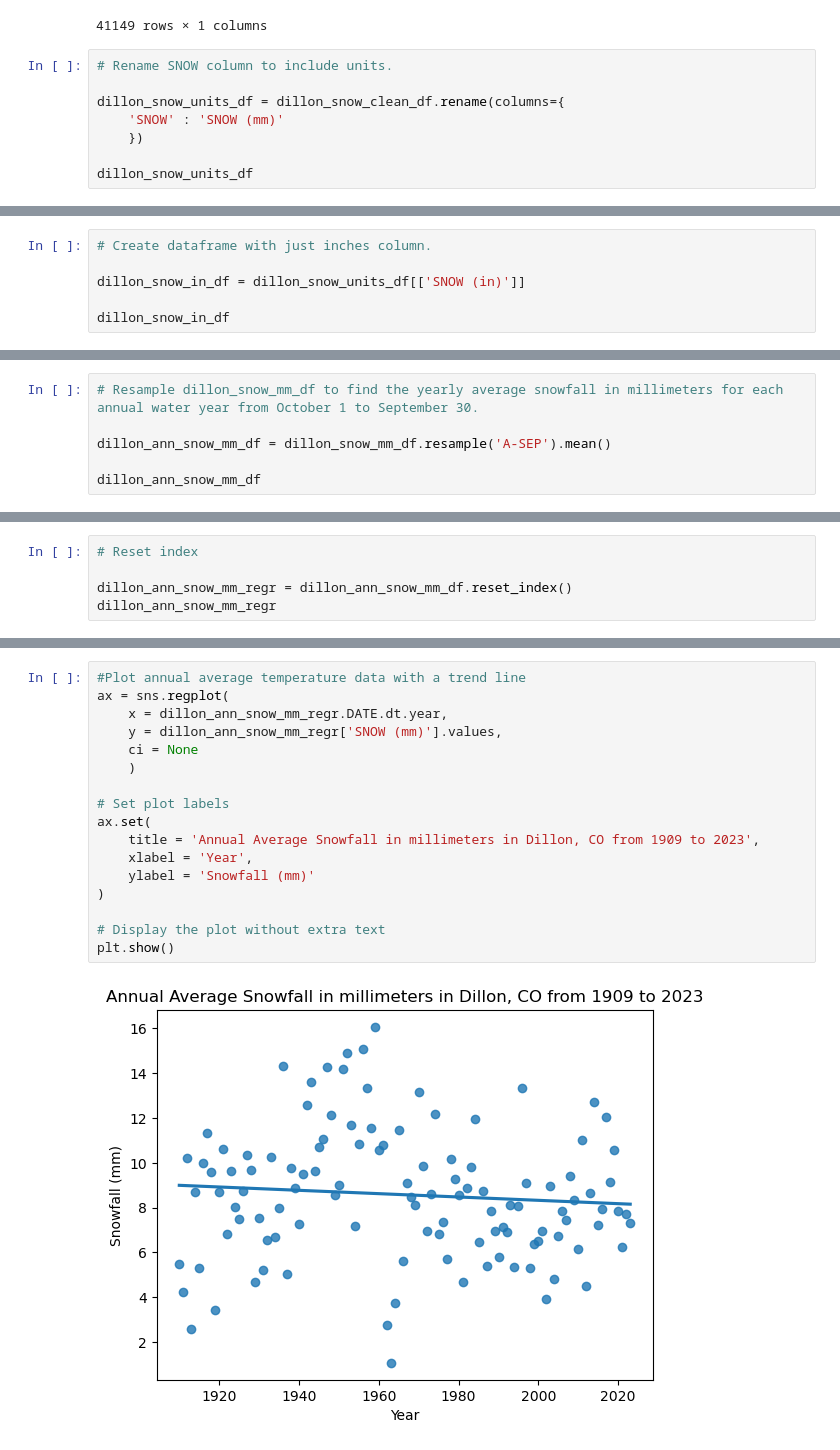
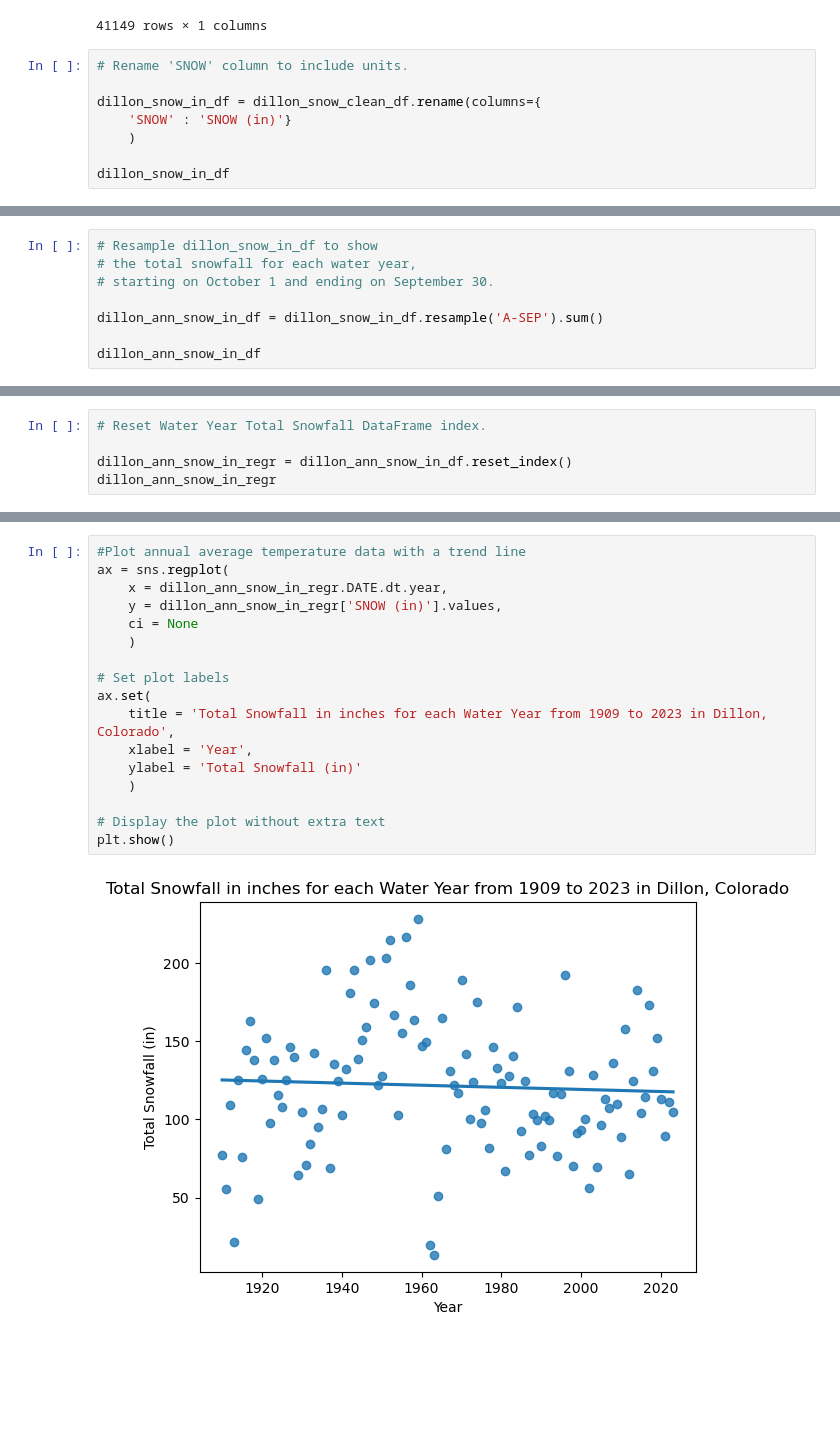
Before and after one commit to earthlab-education/climate-coding-challenge-hanried, a Jupyter notebook: 08_climate_coding_challenge_dillon_colorado_portfolio.ipynb, the cells around one changed output, grey strips where cells are left out. Saved outputs shown, nothing was run; the diff lists cells and outputs as text; blank space fills up the shorter version.

```diff
--- a/08_climate_coding_challenge_dillon_colorado_portfolio.ipynb
+++ b/08_climate_coding_challenge_dillon_colorado_portfolio.ipynb
@@ -94,11 +109,11 @@ dillon_snow_clean_df
 | 2023-09-30 | 0.0 |
 41149 rows × 1 columns
 # %%
-# Rename SNOW column to include units.
+# Rename 'SNOW' column to include units.
 
-dillon_snow_units_df = dillon_snow_clean_df.rename(columns={
-    'SNOW' : 'SNOW (mm)'
-    })
+dillon_snow_in_df = dillon_snow_clean_df.rename(columns={
+    'SNOW' : 'SNOW (in)'}
+    )
 
-dillon_snow_units_df
+dillon_snow_in_df
 # %% [output]
@@ -140,6 +133,0 @@ dillon_snow_units_df
-# %%
-# Create dataframe with just inches column.
-
-dillon_snow_in_df = dillon_snow_units_df[['SNOW (in)']]
-
-dillon_snow_in_df
@@ -210,7 +152,9 @@ dillon_snow_in_df.plot(
 # %%
-# Resample dillon_snow_mm_df to find the yearly average snowfall in millimeters for each annual water year from October 1 to September 30.
+# Resample dillon_snow_in_df to show
+# the total snowfall for each water year,
+# starting on October 1 and ending on September 30.
 
-dillon_ann_snow_mm_df = dillon_snow_mm_df.resample('A-SEP').mean()
+dillon_ann_snow_in_df = dillon_snow_in_df.resample('A-SEP').sum()
 
-dillon_ann_snow_mm_df
+dillon_ann_snow_in_df
 # %% [output]
@@ -271,6 +221,6 @@ dillon_ann_snow_mm_df.plot.hist()
 # %%
-# Reset index
+# Reset Water Year Total Snowfall DataFrame index.
 
-dillon_ann_snow_mm_regr = dillon_ann_snow_mm_df.reset_index()
-dillon_ann_snow_mm_regr
+dillon_ann_snow_in_regr = dillon_ann_snow_in_df.reset_index()
+dillon_ann_snow_in_regr
 # %% [output]
@@ -309,19 +259,19 @@ Intercept: 23.21674790576322
 # %%
 #Plot annual average temperature data with a trend line
 ax = sns.regplot(
-    x = dillon_ann_snow_mm_regr.DATE.dt.year,
-    y = dillon_ann_snow_mm_regr['SNOW (mm)'].values,
+    x = dillon_ann_snow_in_regr.DATE.dt.year,
+    y = dillon_ann_snow_in_regr['SNOW (in)'].values,
     ci = None
     )
 
 # Set plot labels
 ax.set(
-    title = 'Annual Average Snowfall in millimeters in Dillon, CO from 1909 to 2023',
+    title = 'Total Snowfall in inches for each Water Year from 1909 to 2023 in Dillon, Colorado',
     xlabel = 'Year',
-    ylabel = 'Snowfall (mm)'
-)
+    ylabel = 'Total Snowfall (in)'
+    )
 
 # Display the plot without extra text
 plt.show()
 # %% [output]
-[figure, old version]
+[figure, new version]
```
Also changed, not shown: parts of 22 cells of this notebook, 3 other files.
